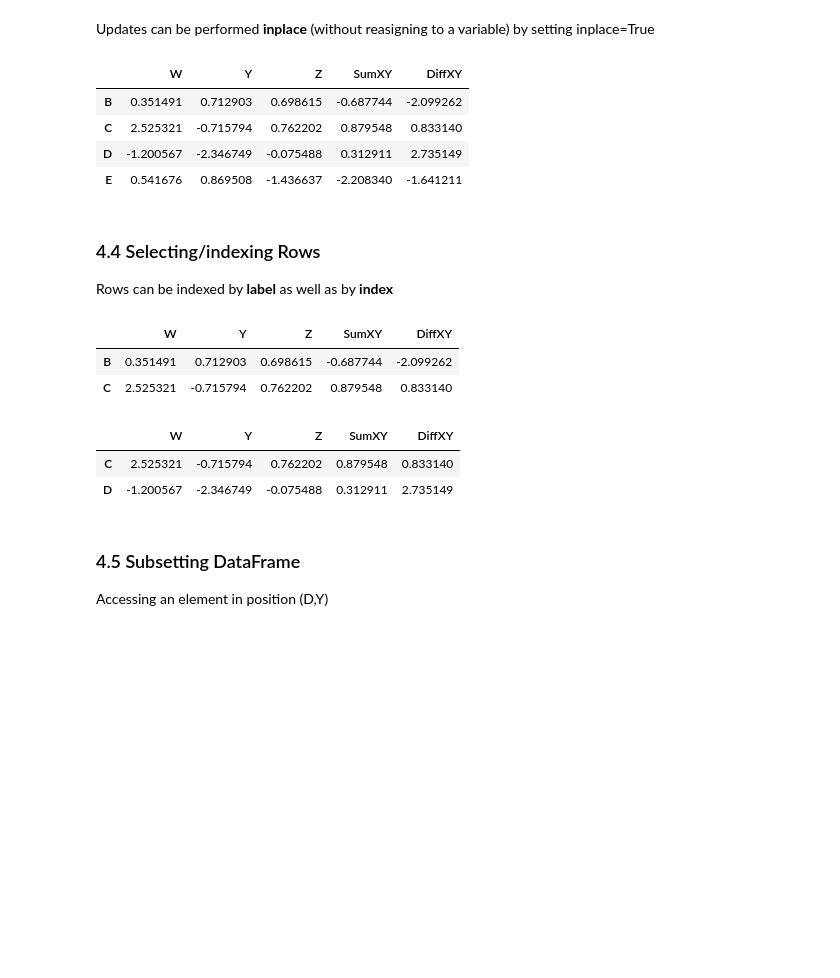
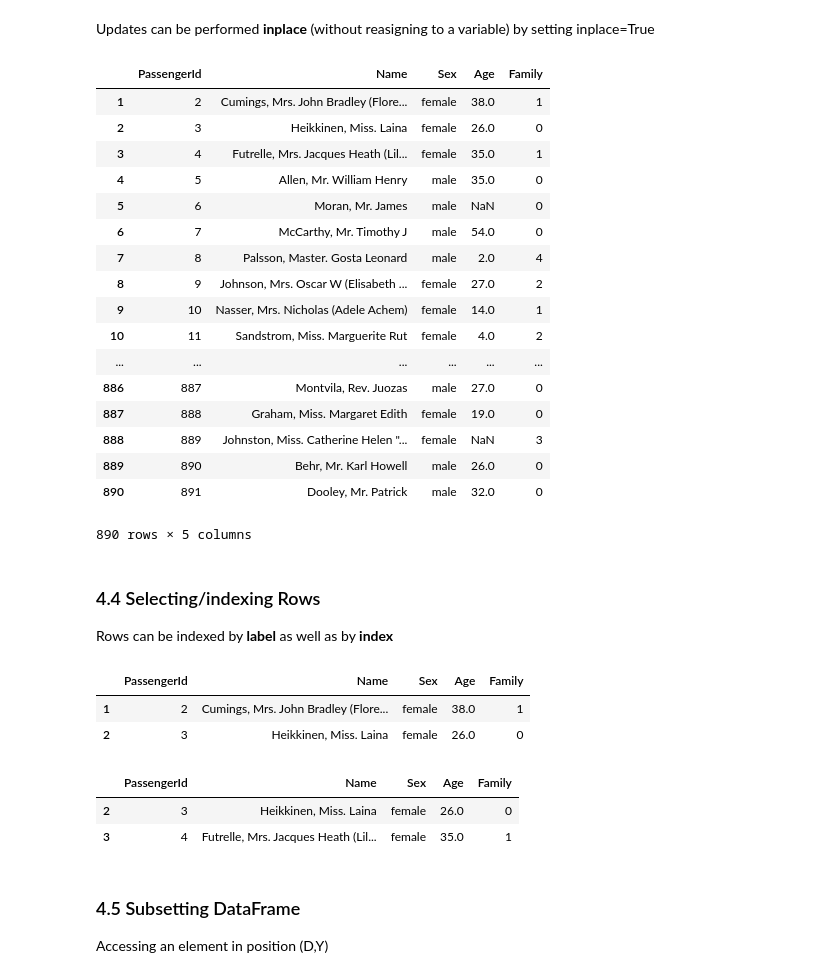
Before and after one commit to GiulioRossetti/SoBigData_courses, a Jupyter notebook: Intro_to_data_analysis_with_python/2. Data manipulation in Pandas.ipynb, the cells around one changed output. Drawn from its saved outputs; the diff is of its cells as text; code cells hidden in the pictures; blank space fills up the shorter version.

Commit message:
Python data analysis intro (Pandas)

```diff
--- a/Intro_to_data_analysis_with_python/2. Data manipulation in Pandas.ipynb
+++ b/Intro_to_data_analysis_with_python/2. Data manipulation in Pandas.ipynb
@@ -128,0 +132,2 @@ Simple statistics can be obtained through the *describe* method
+# %%
+titanic = pd.read_csv("data/titanic_passengers.csv")
@@ -207,0 +271,3 @@ df
+# %%
+titanic['Family'] = titanic['SibSp'] + titanic['Parch']
+titanic.head()
@@ -219,0 +283,4 @@ df
+# %%
+titanic = titanic.drop('Parch', axis=1)
+titanic = titanic.drop('SibSp', axis=1)
+titanic
@@ -231,29 +330,42 @@ df1
 # %% [markdown]
 Updates can be performed **inplace** (without reasigning to a variable) by setting inplace=True
 # %%
-df.drop('A', axis=0, inplace=True)
-df
+titanic.drop(0, axis=0, inplace=True)
+titanic
 # %% [output]
-|  | W | Y | Z | SumXY | DiffXY |
-| B | 0.351491 | 0.712903 | 0.698615 | -0.687744 | -2.099262 |
-| C | 2.525321 | -0.715794 | 0.762202 | 0.879548 | 0.833140 |
-| D | -1.200567 | -2.346749 | -0.075488 | 0.312911 | 2.735149 |
-| E | 0.541676 | 0.869508 | -1.436637 | -2.208340 | -1.641211 |
+|  | PassengerId | Name | Sex | Age | Family |
+| 1 | 2 | Cumings, Mrs. John Bradley (Flore... | female | 38.0 | 1 |
+| 2 | 3 | Heikkinen, Miss. Laina | female | 26.0 | 0 |
+| 3 | 4 | Futrelle, Mrs. Jacques Heath (Lil... | female | 35.0 | 1 |
+| 4 | 5 | Allen, Mr. William Henry | male | 35.0 | 0 |
+| 5 | 6 | Moran, Mr. James | male | NaN | 0 |
+| 6 | 7 | McCarthy, Mr. Timothy J | male | 54.0 | 0 |
+| 7 | 8 | Palsson, Master. Gosta Leonard | male | 2.0 | 4 |
+| 8 | 9 | Johnson, Mrs. Oscar W (Elisabeth ... | female | 27.0 | 2 |
+| 9 | 10 | Nasser, Mrs. Nicholas (Adele Achem) | female | 14.0 | 1 |
+| 10 | 11 | Sandstrom, Miss. Marguerite Rut | female | 4.0 | 2 |
+| ... | ... | ... | ... | ... | ... |
+| 886 | 887 | Montvila, Rev. Juozas | male | 27.0 | 0 |
+| 887 | 888 | Graham, Miss. Margaret Edith | female | 19.0 | 0 |
+| 888 | 889 | Johnston, Miss. Catherine Helen "... | female | NaN | 3 |
+| 889 | 890 | Behr, Mr. Karl Howell | male | 26.0 | 0 |
+| 890 | 891 | Dooley, Mr. Patrick | male | 32.0 | 0 |
+890 rows × 5 columns
 # %% [markdown]
 ### 4.4 Selecting/indexing Rows
 Rows can be indexed by **label** as well as by **index**
-# %%
-df.loc[['B','C']]
-# %% [output]
-|  | W | Y | Z | SumXY | DiffXY |
-| B | 0.351491 | 0.712903 | 0.698615 | -0.687744 | -2.099262 |
-| C | 2.525321 | -0.715794 | 0.762202 | 0.879548 | 0.833140 |
+# %%
+titanic.loc[[1, 2]]
+# %% [output]
+|  | PassengerId | Name | Sex | Age | Family |
+| 1 | 2 | Cumings, Mrs. John Bradley (Flore... | female | 38.0 | 1 |
+| 2 | 3 | Heikkinen, Miss. Laina | female | 26.0 | 0 |
 # %%
-df.iloc[[1,2]]
+titanic.iloc[[1,2]]
 # %% [output]
-|  | W | Y | Z | SumXY | DiffXY |
-| C | 2.525321 | -0.715794 | 0.762202 | 0.879548 | 0.833140 |
-| D | -1.200567 | -2.346749 | -0.075488 | 0.312911 | 2.735149 |
+|  | PassengerId | Name | Sex | Age | Family |
+| 2 | 3 | Heikkinen, Miss. Laina | female | 26.0 | 0 |
+| 3 | 4 | Futrelle, Mrs. Jacques Heath (Lil... | female | 35.0 | 1 |
 # %% [markdown]
 ### 4.5 Subsetting DataFrame
 Accessing an element in position (D,Y)
```
Also changed, not shown: parts of 120 cells of this notebook, 4 other files.
